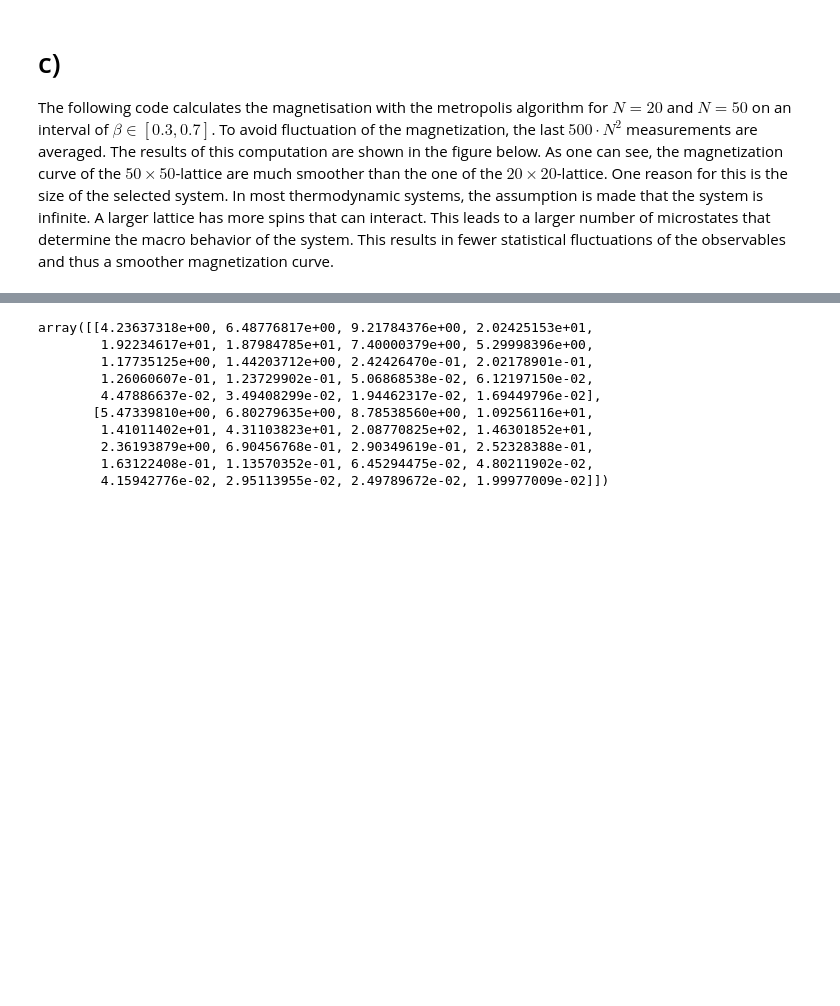
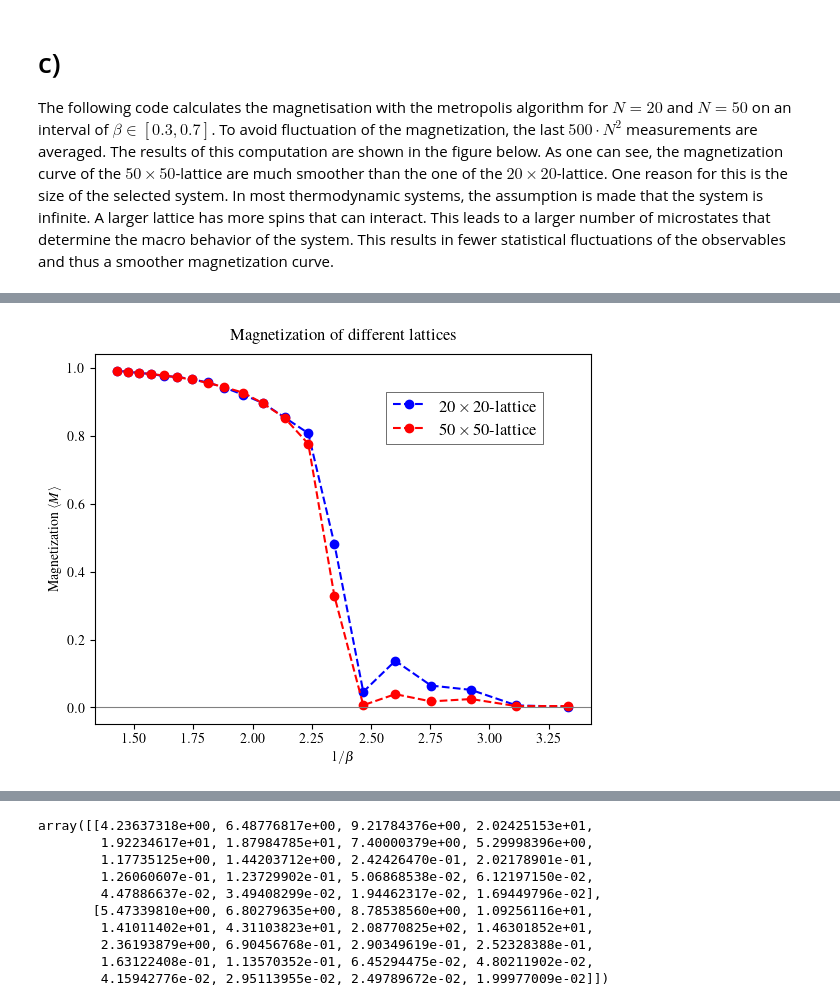
Before and after one commit to dantona02/metropolis, a Jupyter notebook: metropolis.ipynb, the cells around one changed output, grey strips where cells are left out. Drawn from its saved outputs; the diff is of its cells as text; code cells hidden in the pictures; blank space fills up the shorter version.

```diff
--- a/metropolis.ipynb
+++ b/metropolis.ipynb
@@ -142,20 +141,22 @@ array([[-0.01686969,  0.01845465, -0.03934575,  0.02550056,  0.04972831,
 # %%
 fig, ax = plt.subplots()
 
-ax.plot(1 / betas, magnetization[0], 'o--', c='blue', label=r'$20\times20$-lattice')
-ax.plot(1 / betas, magnetization[1], 'o--', c='red', label=r'$50\times50$-lattice')
+ax.plot(1 / betas, abs(magnetization[0]), 'o--', c='blue', label=r'$20\times20$-lattice')
+ax.plot(1 / betas, abs(magnetization[1]), 'o--', c='red', label=r'$50\times50$-lattice')
 ax.axhline(0, c='grey', linewidth=.8)
 ax.set_xlabel(r'$1/\beta$')
 ax.set_ylabel(r'Magnetization $\langle M\rangle$')
 plt.title('Magnetization of different lattices', fontsize=12, pad=10)
 
 legend = ax.legend(loc="upper right", bbox_to_anchor=(0.92, 0.92), fancybox=False, edgecolor='black', fontsize=12)
 legend.set_zorder(10)
 legend.get_frame().set_linewidth(0.5)
 
 plt.show()
 
 # fig.savefig(f"/Users/danielmiksch/Downloads/magnetization.pdf")
+# %% [output]
+[figure, added]
 # %%
 # fig, axes = plt.subplots(1, 2, figsize=(12,4))
 #
```
Also changed, not shown: parts of 15 cells of this notebook.
